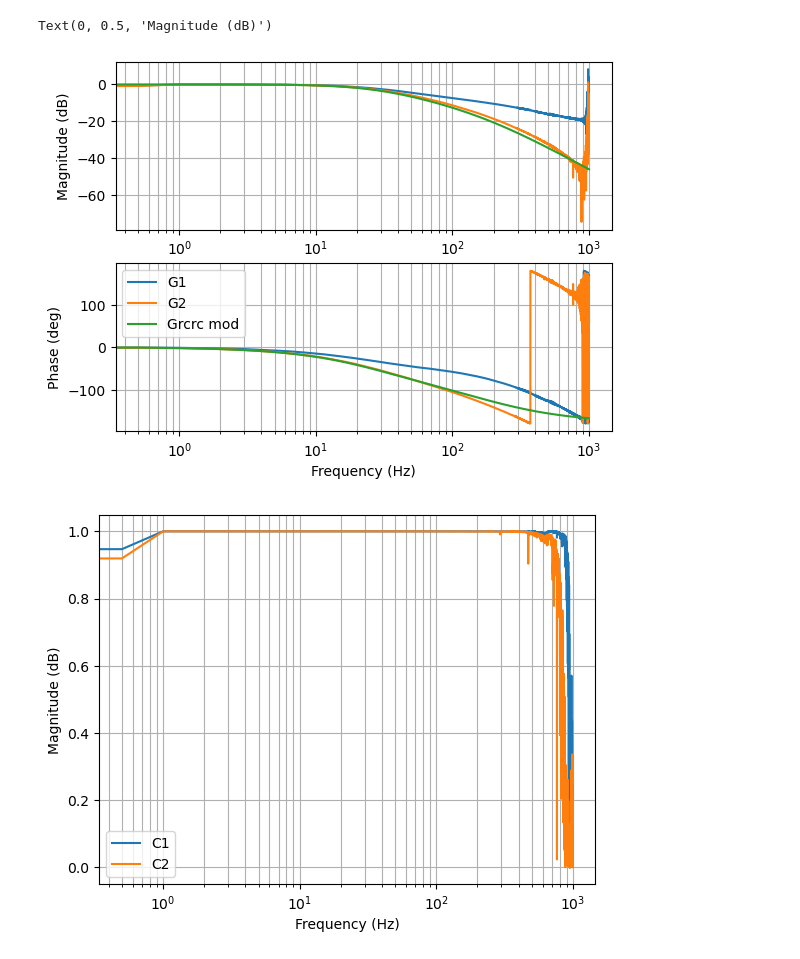
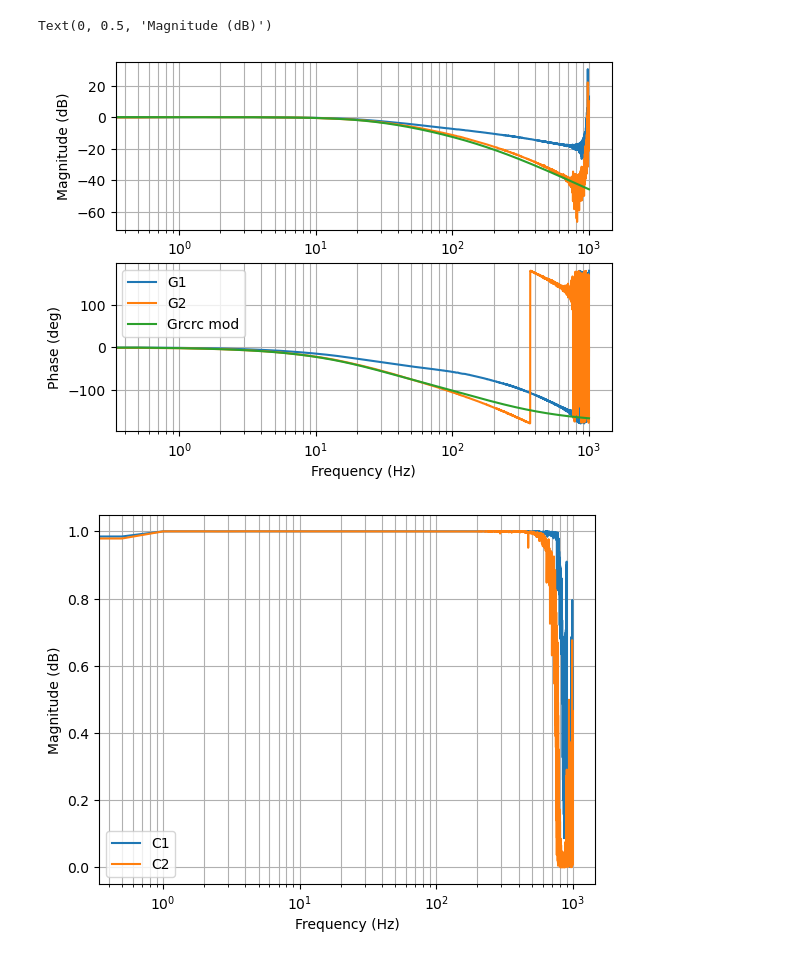
Before and after one commit to pichim/RCRC, a Jupyter notebook: docs/python/serial_stream_eval.ipynb, the cells around one changed output. Drawn from its saved outputs; the diff is of its cells as text; code cells hidden in the pictures.

Commit message:
Simplified frf and step estimation to single sided spectrum

```diff
--- a/docs/python/serial_stream_eval.ipynb
+++ b/docs/python/serial_stream_eval.ipynb
@@ -11,37 +11,36 @@ from SerialStream import SerialStream
 
 def estimate_frf_and_coherence(x, y, fs, window, nperseg, noverlap):
     # Estimate cross spectral density and power spectral densities
-    _, Pxy = sp.signal.csd(x, y, fs=fs, window=window, nperseg=nperseg, noverlap=noverlap, return_onesided=False)
-    _, Pxx = sp.signal.csd(x, x, fs=fs, window=window, nperseg=nperseg, noverlap=noverlap, return_onesided=False)
-    _, Pyy = sp.signal.csd(y, y, fs=fs, window=window, nperseg=nperseg, noverlap=noverlap, return_onesided=False)
-
-    # Calculate frequency
-    freq = np.arange(len(Pxy)) / len(Pxy) * fs  # same as freq = np.linspace(0, len(Pxy)-1, len(Pxy)) / len(Pxy) * fs
+    freq, Pxy = sp.signal.csd(x, y, fs=fs, window=window, nperseg=nperseg, noverlap=noverlap)
+    _, Pxx = sp.signal.csd(x, x, fs=fs, window=window, nperseg=nperseg, noverlap=noverlap)
+    _, Pyy = sp.signal.csd(y, y, fs=fs, window=window, nperseg=nperseg, noverlap=noverlap)
 
     # Calculate frequency response function
     g = Pxy / Pxx
 
     # Calculate coherence
     c = np.abs(Pxy) ** 2 / (Pxx * Pyy)
+
     return freq, g, c
 
 
 def get_step_resp_from_frd(G_frd, f_max_hz):
     # Extract complex frequency response
     g = G_frd.magnitude.flatten() * np.exp(1j * G_frd.phase.flatten())
-    if np.isnan(np.abs(g[0])):  # TODO: interpolate based on point 2 and 3
-        g[0] = g[1]
+    if np.isnan(np.abs(g[0])) or np.isinf(np.abs(g[0])):
+        g[0] = np.abs(g[1])
 
     # Get frequency vector (rad/s -> Hz)
     freq = G_frd.frequency / (2 * np.pi)
 
     # Set frequencies above f_max_hz to zero
-    df = freq[1] - freq[0]
-    ind = (freq >= f_max_hz) & (freq <= freq[-1] - f_max_hz + df)
-    g[ind] = 0
+    g[freq > f_max_hz] = 0
+
+    # Construct full spectrum
+    g_full = np.concatenate([g, np.conj(g[-2:0:-1])])
 
     # Step response is cumulative sum of real part of IFFT
-    step_resp = np.cumsum(np.real(np.fft.ifft(g)))
+    step_resp = np.cumsum(np.real(np.fft.ifft(g_full)))
 
     return step_resp
 # %%
@@ -144,46 +138,43 @@ G1 = ct.frd(g, 2 * np.pi * freq)
 C1 = ct.frd(c, 2 * np.pi * freq)
 
 inp = np.diff(data["values"][:, ind["u_e"]])
 out = np.diff(data["values"][:, ind["u_c2"]])
 freq, g, c = estimate_frf_and_coherence(inp, out, fs=1 / Ts, window=window, nperseg=N_est, noverlap=N_overlap)
 G2 = ct.frd(g, 2 * np.pi * freq)
 C2 = ct.frd(c, 2 * np.pi * freq)
 
 mag_G1, phase_G1, _ = ct.frequency_response(G1, 2 * np.pi * freq)
 mag_G2, phase_G2, _ = ct.frequency_response(G2, 2 * np.pi * freq)
 mag_Grcrc, phase_Grcrc, _ = ct.frequency_response(G_rcrc_mod, 2 * np.pi * freq)
 
-# only show frequencies below Nyquist frequency
-ind = freq < 1 / (2 * Ts)
-
 plt.figure(2)
 plt.subplot(2, 1, 1)
-plt.semilogx(freq[ind], 20 * np.log10(mag_G1.flatten()[ind]), label="G1")
-plt.semilogx(freq[ind], 20 * np.log10(mag_G2.flatten()[ind]), label="G2")
-plt.semilogx(freq[ind], 20 * np.log10(mag_Grcrc.flatten()[ind]), label="Grcrc mod")
+plt.semilogx(freq, 20 * np.log10(mag_G1.flatten()), label="G1")
+plt.semilogx(freq, 20 * np.log10(mag_G2.flatten()), label="G2")
+plt.semilogx(freq, 20 * np.log10(mag_Grcrc.flatten()), label="Grcrc mod")
 plt.grid(True, which="both", axis="both")
 plt.xlabel("Frequency (Hz)")
 plt.ylabel("Magnitude (dB)")
 plt.subplot(2, 1, 2)
-plt.semilogx(freq[ind], 180 / np.pi * np.arctan2(np.sin(phase_G1.flatten()[ind]), np.cos(phase_G1.flatten()[ind])), label="G1")
-plt.semilogx(freq[ind], 180 / np.pi * np.arctan2(np.sin(phase_G2.flatten()[ind]), np.cos(phase_G2.flatten()[ind])), label="G2")
-plt.semilogx(freq[ind], 180 / np.pi * np.arctan2(np.sin(phase_Grcrc.flatten()[ind]), np.cos(phase_Grcrc.flatten()[ind])), label="Grcrc mod")
+plt.semilogx(freq, 180 / np.pi * np.arctan2(np.sin(phase_G1.flatten()), np.cos(phase_G1.flatten())), label="G1")
+plt.semilogx(freq, 180 / np.pi * np.arctan2(np.sin(phase_G2.flatten()), np.cos(phase_G2.flatten())), label="G2")
+plt.semilogx(freq, 180 / np.pi * np.arctan2(np.sin(phase_Grcrc.flatten()), np.cos(phase_Grcrc.flatten())), label="Grcrc mod")
 plt.grid(True, which="both", axis="both")
 plt.legend(loc="best")
 plt.xlabel("Frequency (Hz)")
 plt.ylabel("Phase (deg)")
 
 plt.figure(3)
-plt.semilogx(freq[ind], C1.magnitude.flatten()[ind], label="C1")
-plt.semilogx(freq[ind], C2.magnitude.flatten()[ind], label="C2")
+plt.semilogx(freq, C1.magnitude.flatten(), label="C1")
+plt.semilogx(freq, C2.magnitude.flatten(), label="C2")
 plt.grid(True, which="both", axis="both")
 plt.legend(loc="best")
 plt.xlabel("Frequency (Hz)")
 plt.ylabel("Magnitude (dB)")
 # %% [output]
 Text(0, 0.5, 'Magnitude (dB)')
-[figure, old version]
+[figure, new version]
-[figure, old version]
+[figure, new version]
 # %%
 # Step responses
 f_max = 800
```
Also changed, not shown: parts of 3 cells of this notebook, 6 other files.
